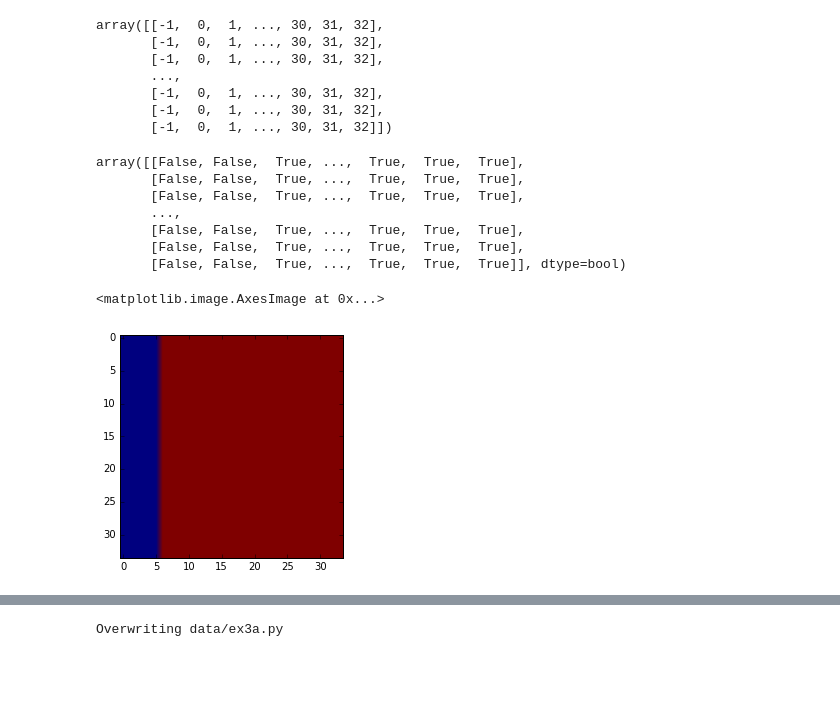
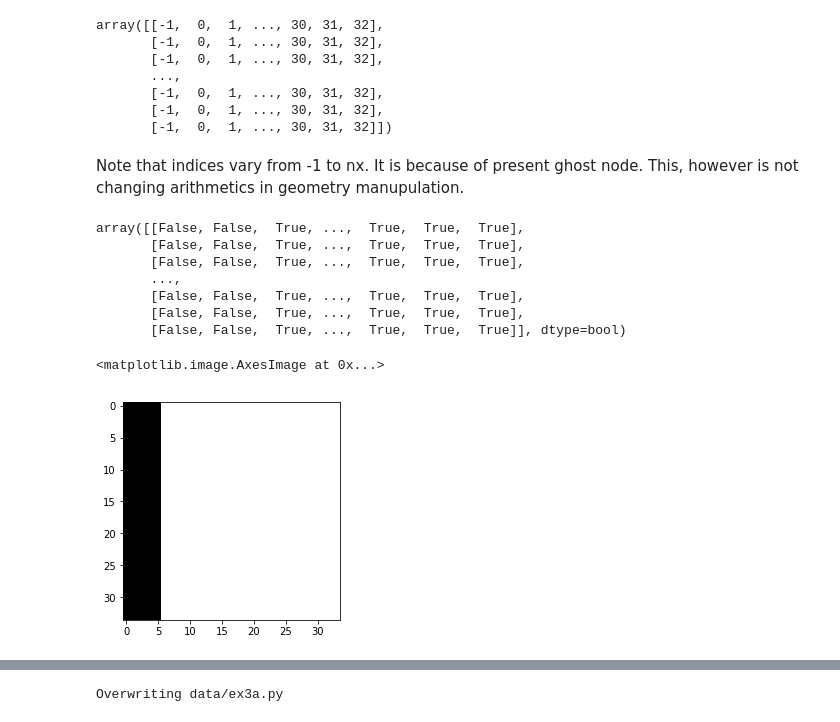
Before and after one commit to marcinofulus/LBM_tutorial, a Jupyter notebook: LBM_tutorial01.ipynb, the cells around one changed output, grey strips where cells are left out. Drawn from its saved outputs; the diff is of its cells as text; code cells hidden in the pictures; blank space fills up the shorter version.

```diff
--- a/LBM_tutorial01.ipynb
+++ b/LBM_tutorial01.ipynb
@@ -329,6 +329,8 @@ array([[-1,  0,  1, ..., 30, 31, 32],
        [-1,  0,  1, ..., 30, 31, 32],
        [-1,  0,  1, ..., 30, 31, 32],
        [-1,  0,  1, ..., 30, 31, 32]])
+# %% [markdown]
+Note that indices vary from -1 to nx. It is because of present ghost node. This, however is not changing arithmetics in geometry manupulation.
 # %%
 (hx>0)
 # %% [output]
@@ -340,10 +342,10 @@ array([[False, False,  True, ...,  True,  True,  True],
        [False, False,  True, ...,  True,  True,  True],
        [False, False,  True, ...,  True,  True,  True]], dtype=bool)
 # %%
-plt.imshow(hx>4)
+plt.imshow(hx>4,interpolation='nearest',cmap='gray')
 # %% [output]
 <matplotlib.image.AxesImage at 0x...>
-[figure, old version]
+[figure, new version]
 # %%
 plt.imshow( (hy>30)|(hx<1) | (hx>30),interpolation='nearest',cmap='gray')
 # %% [output]
```
Also changed, not shown: parts of 34 cells of this notebook.
